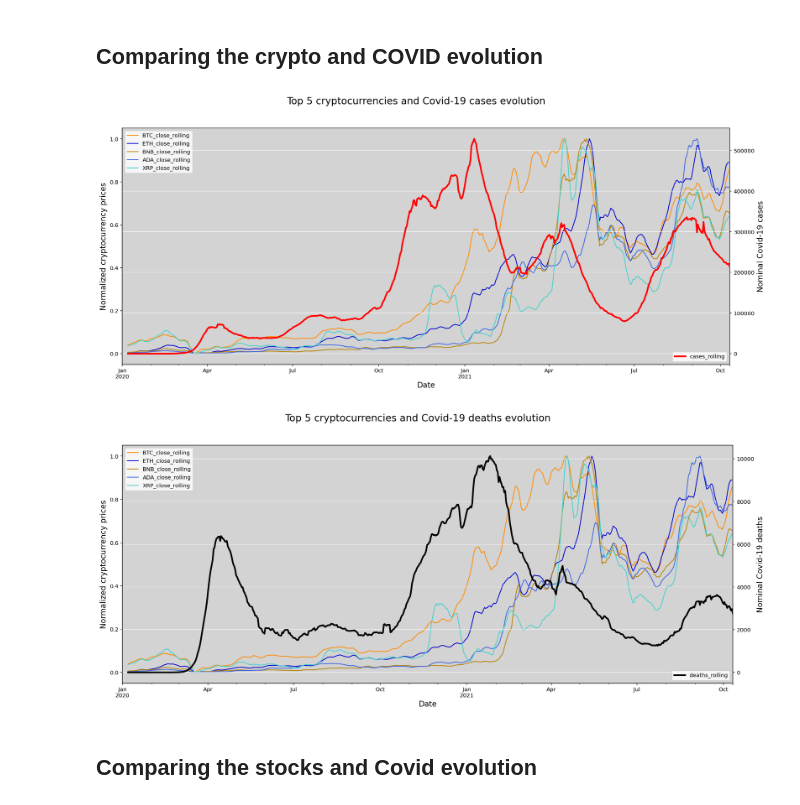
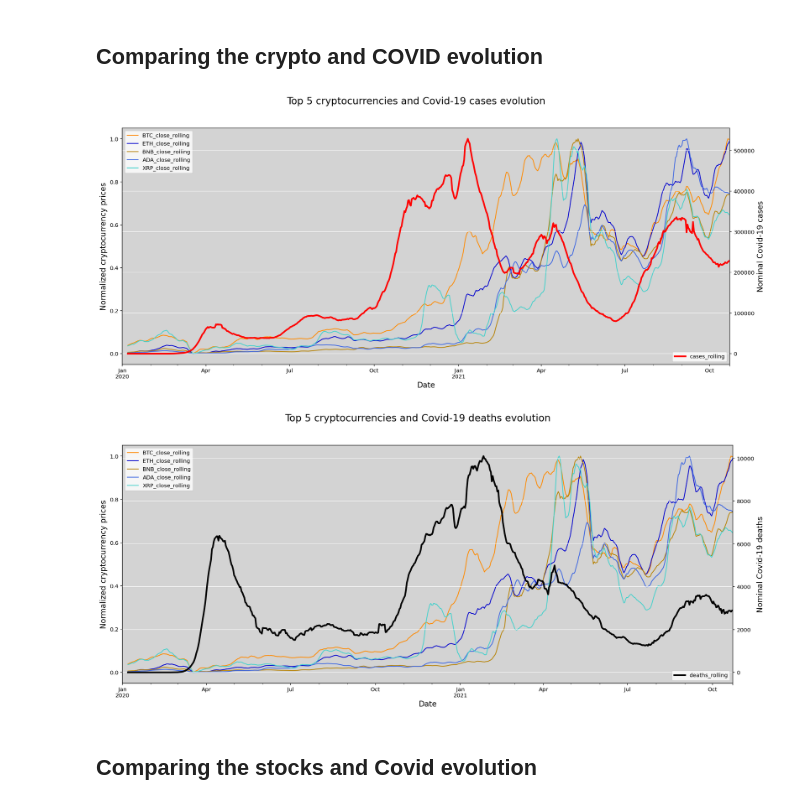
Before and after one commit to lucasford2112/stocks_cryptos_covid, a Jupyter notebook: Cryptos and COVID-Copy1.ipynb, the cells around one changed output. Saved outputs shown, nothing was run; the diff lists cells and outputs as text; code cells hidden in the pictures.

```diff
--- a/Cryptos and COVID-Copy1.ipynb
+++ b/Cryptos and COVID-Copy1.ipynb
@@ -225,4 +225,4 @@ stocks_data.head(n=10)
 # %%
 #set tomeframe
 from_date = "2019-12-31"
-to_date = dt.today()
+to_date = dt.today().strftime('%Y-%m-%d')
@@ -329,34 +327,34 @@ Cryptos.head(n=10)
 # %%
 
 Coins = ['BTC_close_rolling','ETH_close_rolling','BNB_close_rolling','ADA_close_rolling','XRP_close_rolling']
 colors = ['darkorange','mediumblue','darkgoldenrod','royalblue','mediumturquoise']
 ncolor = 0
 #plt.rcParams["figure.facecolor"] = "w"
 for coin in Coins:
     # Normalize values
     Cryptos[coin] = (Cryptos[coin] - Cryptos[coin].min()) / (Cryptos[coin].max() - Cryptos[coin].min())
-    ax = Cryptos[tick].plot(color=colors[ncolor])
+    ax = Cryptos[coin].plot(color=colors[ncolor])
     ax.legend()
     ncolor+=1
 ax.set(facecolor = "lightgrey")
 ax1 = ax.twinx()
 Covid_OECD_final['cases_rolling'].plot(c = 'red', ax = ax1, linewidth=3)
 ax1.legend(loc='lower right')
 
 plt.suptitle('Top 5 cryptocurrencies and Covid-19 cases evolution', fontsize=18)
 ax.set_xlabel('Date', fontsize=14)
 ax.set_ylabel('Normalized cryptocurrency prices', fontsize=14)
 ax1.set_ylabel('Nominal Covid-19 cases', fontsize=14)
 plt.grid(c='w')
 plt.show()
 # %% [output]
-[figure, old version]
+[figure, new version]
 # %%
 ncolor = 0
-for tick in tickers:
+for coin in Coins:
     # Normalize values
-    Cryptos[tick] = (Cryptos[tick] - Cryptos[tick].min()) / (Cryptos[tick].max() - Cryptos[tick].min())
-    ax = Cryptos[tick].plot(color=colors[ncolor])
+    Cryptos[coin] = (Cryptos[coin] - Cryptos[coin].min()) / (Cryptos[coin].max() - Cryptos[coin].min())
+    ax = Cryptos[coin].plot(color=colors[ncolor])
     ax.legend()
     ncolor+=1
 ax1 = ax.twinx()
@@ -370,7 +368,7 @@ ax1.set_ylabel('Nominal Covid-19 deaths', fontsize=14)
 plt.grid(c='w')
 plt.show()
 # %% [output]
-[figure, old version]
+[figure, new version]
 # %% [markdown]
 ## Comparing the stocks and Covid evolution
 # %%
```
Also changed, not shown: parts of 8 cells of this notebook, 1 other file.
